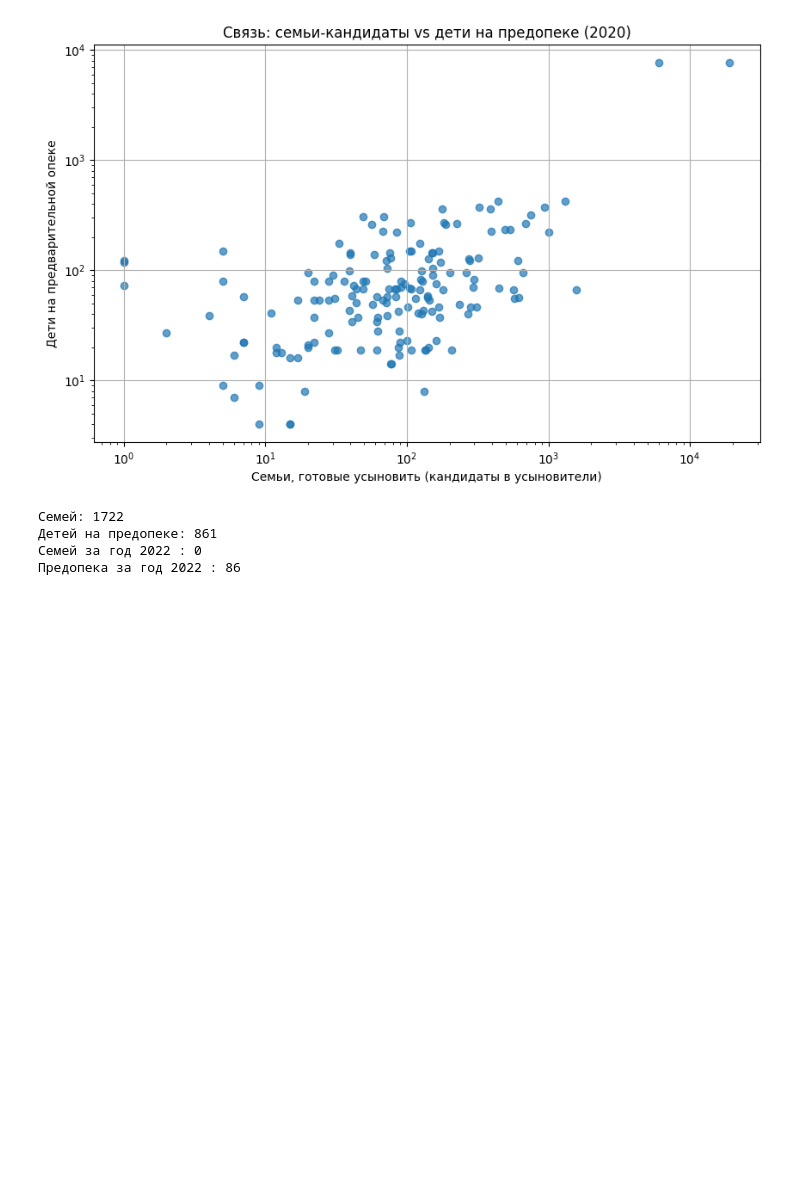
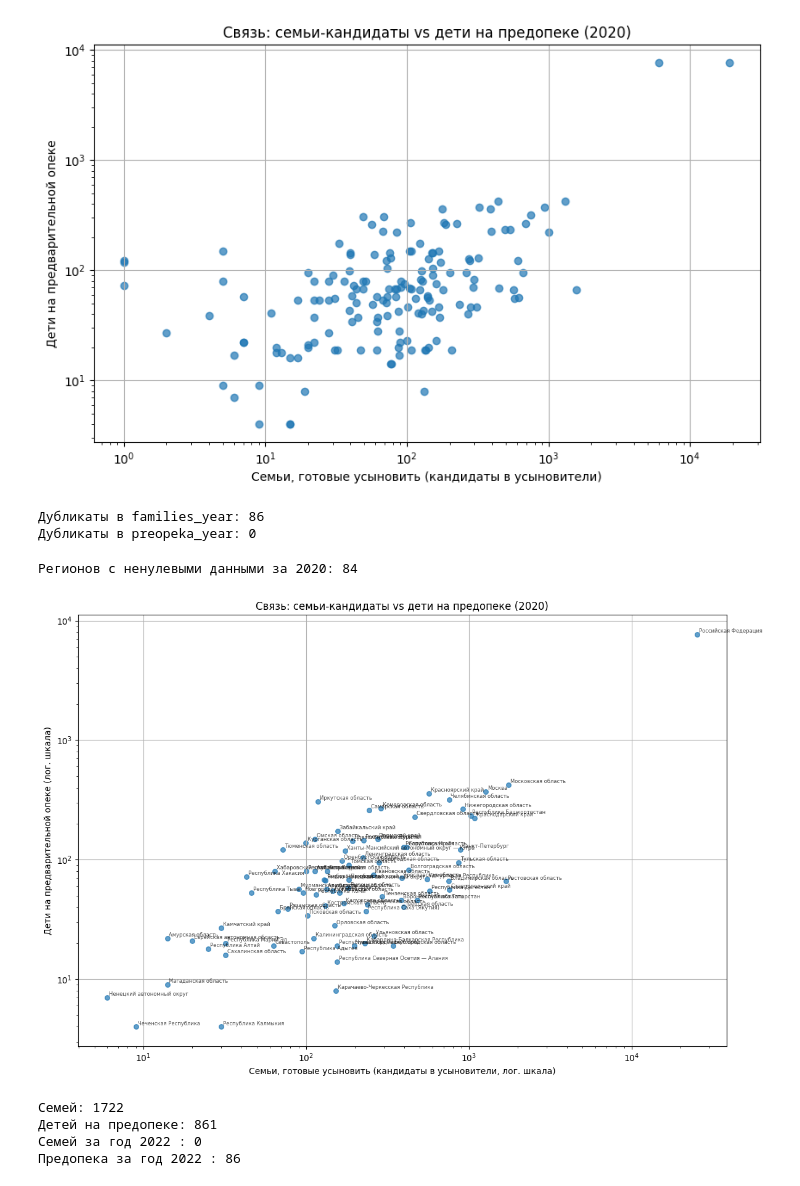
Before and after one commit to manifoldmind/Orphans-data-analysis, a Jupyter notebook: 4 correlations.ipynb, the cells around one changed output. Cells and saved outputs as stored; diff of their text form; code cells hidden in the pictures; blank space fills up the shorter version.

```diff
--- a/4 correlations.ipynb
+++ b/4 correlations.ipynb
@@ -198,6 +200,67 @@ else:
 # %% [output]
 Регионов с данными за 2020: 172
 [figure]
+# %%
+# Проверим, есть ли дубликаты регионов в families_year и preopeka_year
+print("Дубликаты в families_year:", families_year['region'].duplicated().sum())
+print("Дубликаты в preopeka_year:", preopeka_year['region'].duplicated().sum())
+# %% [output]
+Дубликаты в families_year: 86
+Дубликаты в preopeka_year: 0
+# %%
+families_year = families_year.groupby('region', as_index=False)['families'].sum()
+preopeka_year = preopeka_year.groupby('region', as_index=False)['preopeka_children'].sum()
+# %%
+import matplotlib.pyplot as plt
+import pandas as pd
+import numpy as np
+
+year = 2020
+
+# Фильтруем данные за год
+# families_year = df_fams[df_fams['year'] == year][['region', 'indicator_value']].copy()
+families_year.rename(columns={'indicator_value': 'families'}, inplace=True)
+
+# preopeka_year = df_preopeka[df_preopeka['year'] == year][['region', 'indicator_value']].copy()
+preopeka_year.rename(columns={'indicator_value': 'preopeka_children'}, inplace=True)
+
+# Объединение
+scatter_data = pd.merge(families_year, preopeka_year, on='region', how='inner')
+
+# Заменяем нули на NaN, затем удаляем строки с NaN (логарифм не вычислит)
+scatter_data = scatter_data.replace(0, np.nan).dropna()
+print(f"Регионов с ненулевыми данными за {year}: {len(scatter_data)}")
+
+if len(scatter_data) > 0:
+    plt.figure(figsize=(12, 8))
+
+    # Логарифмическая шкала (теперь все значения > 0)
+    plt.xscale('log')
+    plt.yscale('log')
+
+    # Строим scatter
+    plt.scatter(scatter_data['families'], scatter_data['preopeka_children'], alpha=0.7, s=30)
+
+    # Подписываем точки (только после создания фигуры!)
+    for _, row in scatter_data.iterrows():
+        plt.annotate(row['region'],
+                     (row['families'], row['preopeka_children']),
+                     fontsize=6,
+                     alpha=0.7,
+                     xytext=(2, 2),
+                     textcoords='offset points')
+
+    plt.xlabel('Семьи, готовые усыновить (кандидаты в усыновители, лог. шкала)')
+    plt.ylabel('Дети на предварительной опеке (лог. шкала)')
+    plt.title(f'Связь: семьи-кандидаты vs дети на предопеке ({year})')
+    plt.grid(True)
+    plt.tight_layout()
+    plt.show()
+else:
+    print("Нет данных для построения (все нули или пропуски).")
+# %% [output]
+Регионов с ненулевыми данными за 2020: 84
+[figure, added]
 # %%
 print("Семей:", len(df_fams))
 print("Детей на предопеке:", len(df_preopeka))
```
Also changed, not shown: parts of 6 cells of this notebook, 2 other files.
